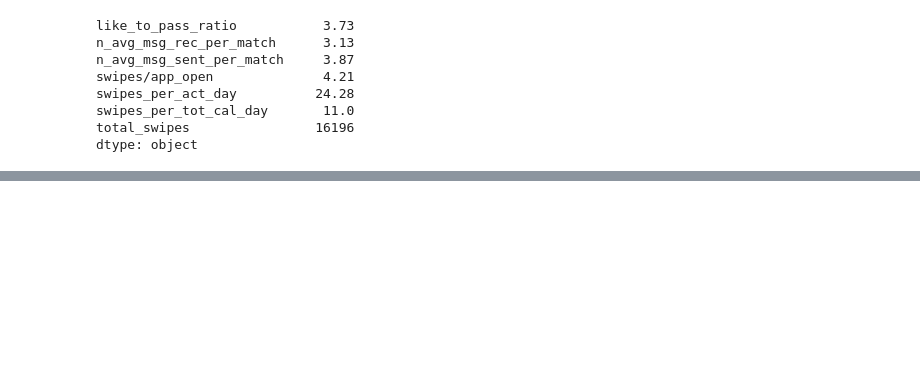
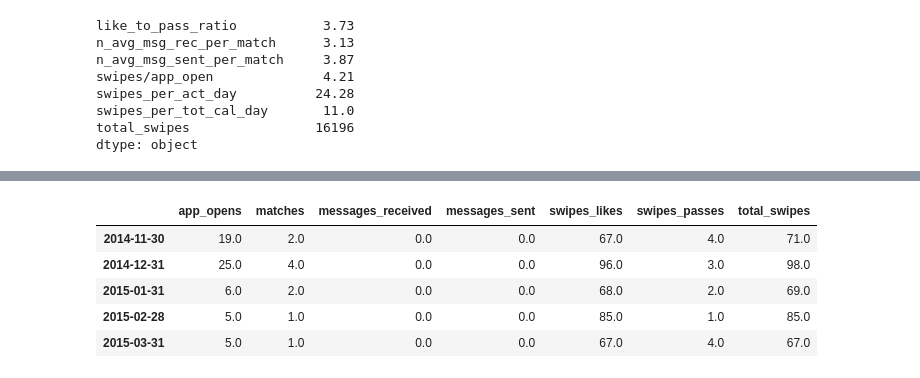
Before and after one commit to malctaylor15/Tinder_dash, a Jupyter notebook: Notebooks/Demo Charts v1.ipynb, the cells around one changed output, grey strips where cells are left out. Saved outputs shown, nothing was run; the diff lists cells and outputs as text; code cells hidden in the pictures; blank space fills up the shorter version.

```diff
--- a/Notebooks/Demo Charts v1.ipynb
+++ b/Notebooks/Demo Charts v1.ipynb
@@ -221,0 +228,11 @@ def create_plots(flag_over_time, flag_name):
+# %%
+max_per_month = usage_gb.max()
+# %%
+max_per_month.head()
+# %% [output]
+|  | app_opens | matches | messages_received | messages_sent | swipes_likes | swipes_passes | total_swipes |
+| 2014-11-30 | 19.0 | 2.0 | 0.0 | 0.0 | 67.0 | 4.0 | 71.0 |
+| 2014-12-31 | 25.0 | 4.0 | 0.0 | 0.0 | 96.0 | 3.0 | 98.0 |
+| 2015-01-31 | 6.0 | 2.0 | 0.0 | 0.0 | 68.0 | 2.0 | 69.0 |
+| 2015-02-28 | 5.0 | 1.0 | 0.0 | 0.0 | 85.0 | 1.0 | 85.0 |
+| 2015-03-31 | 5.0 | 1.0 | 0.0 | 0.0 | 67.0 | 4.0 | 67.0 |
```
Also changed, not shown: parts of 34 cells of this notebook, 1 other file.
